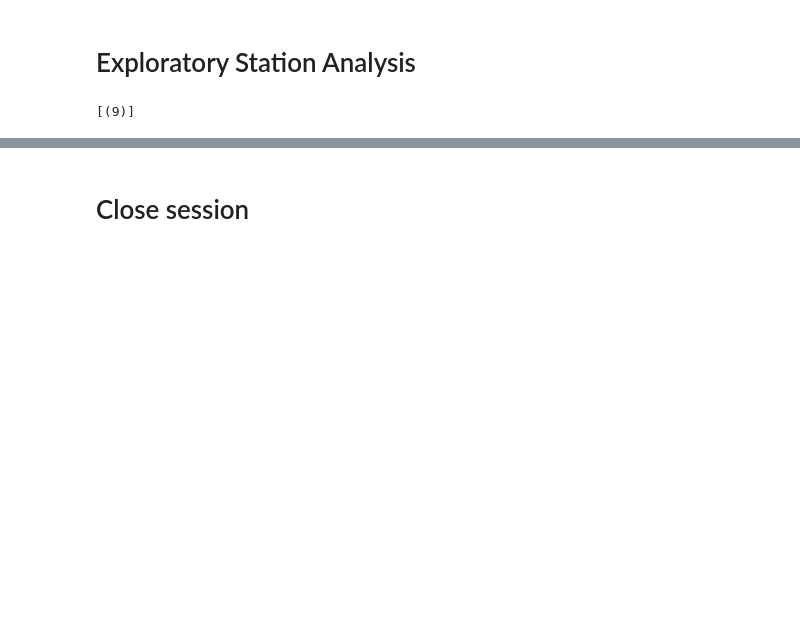
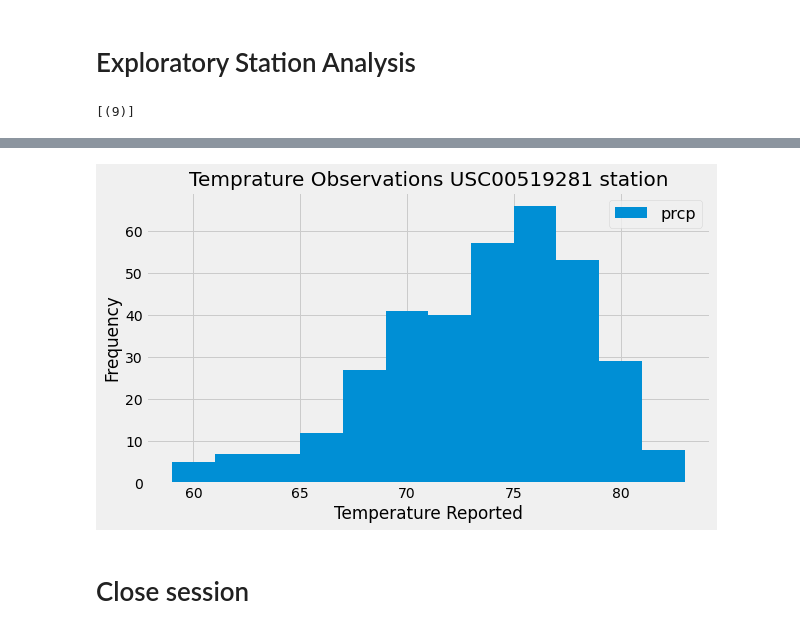
Before and after one commit to joekimga/sqlalchemy-challenge, a Jupyter notebook: climate_starter.ipynb, the cells around one changed output, grey strips where cells are left out. Drawn from its saved outputs; the diff is of its cells as text; code cells hidden in the pictures; blank space fills up the shorter version.

```diff
--- a/climate_starter.ipynb
+++ b/climate_starter.ipynb
@@ -129,3 +163,7 @@ active_stations
 # %%
 # Using the most active station id
 # Query the last 12 months of temperature observation data for this station and plot the results as a histogram
+tob_data_12months = session.query(Measurement.date, Measurement.station, Measurement.tobs)\
+                        .filter(Measurement.station == 'USC00519281')\
+                        .filter(Measurement.date >= previous_year).all()
+tob_data_12months
@@ -131,0 +188,5 @@ active_stations
+# %%
+#create a dataframe
+tob_data_12months_df = pd.DataFrame(tob_data_12months, columns=['date', 'tobs', 'prcp'])
+tob_data_12months_df.set_index('date', inplace=True)
+tob_data_12months_df.head()
@@ -132,3 +201,13 @@ active_stations
+# %%
+# Plot the tob_data_12months_df as a histogram
+tob_data_12months_df_histrogram = tob_data_12months_df.plot(kind='hist', bins=12, figsize=(9,5))
+plt.xlabel('Temperature Reported')
+plt.title('Temprature Observations USC00519281 station', fontsize=20)
+plt.legend(bbox_to_anchor=(1,1), fontsize=16)
+plt.savefig("bins=12")
+plt.show()
+# %% [output]
+[figure, added]
 # %% [markdown]
 # Close session
 # %%
```
Also changed, not shown: parts of 9 cells of this notebook, 3 other files.
